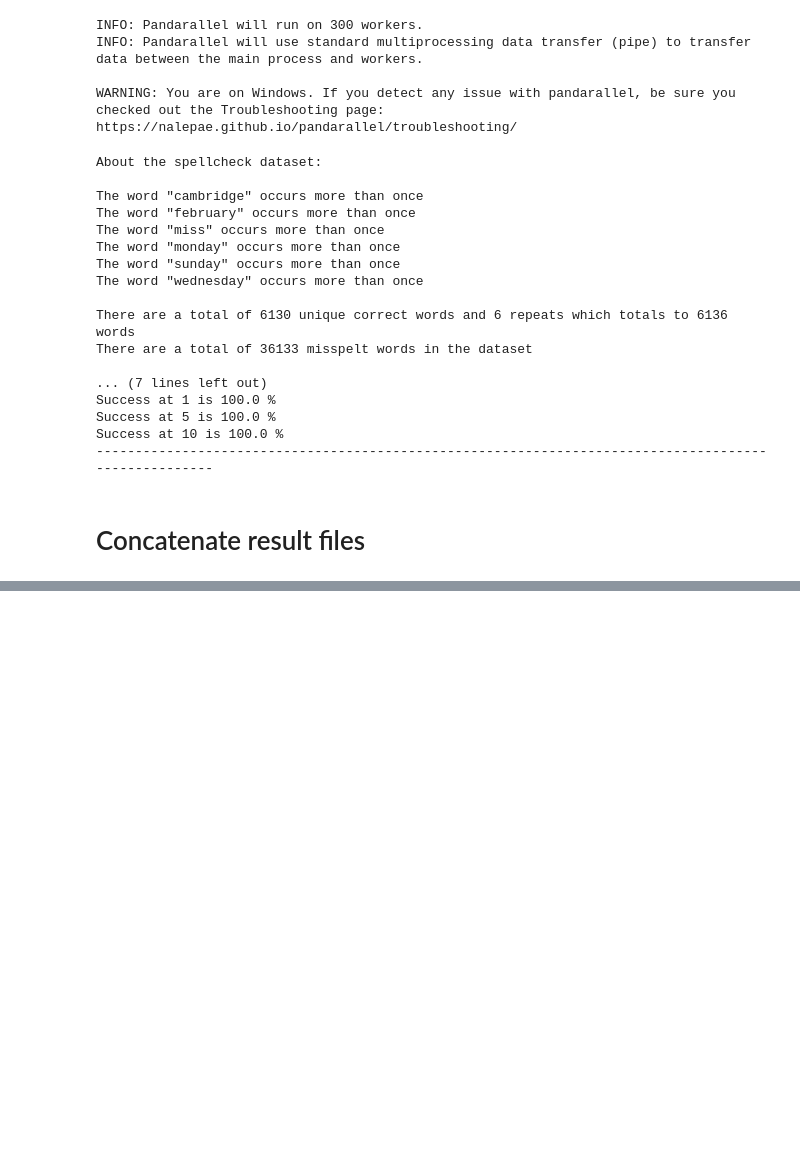
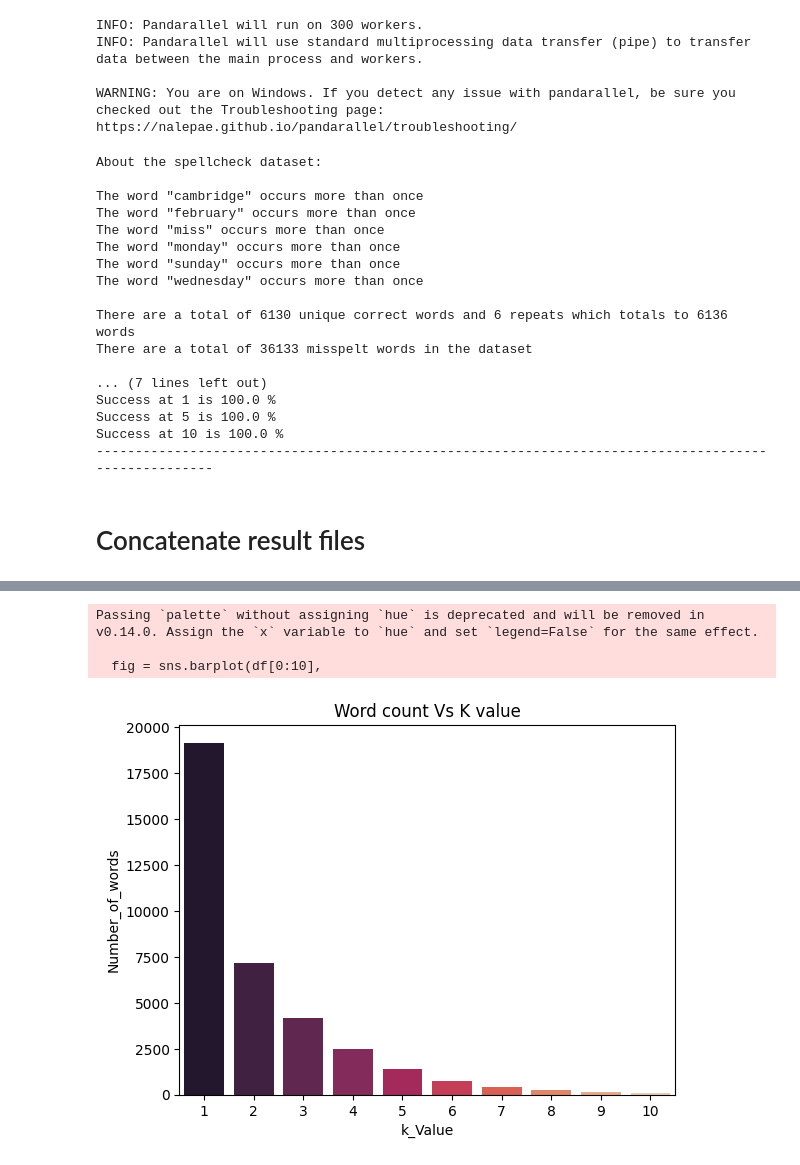
Before and after one commit to claudiarichardxx/Spell-Correction-Using-MED, a Jupyter notebook: examples/spellCheckUsingMED.ipynb, the cells around one changed output, grey strips where cells are left out. Saved outputs shown, nothing was run; the diff lists cells and outputs as text; code cells hidden in the pictures; blank space fills up the shorter version.

```diff
--- a/examples/spellCheckUsingMED.ipynb
+++ b/examples/spellCheckUsingMED.ipynb
@@ -30,6 +30,18 @@ evals = Evaluation()
 # %%
 def createData(link, filename = "../data//data.dat"):
 
+  """
+  This function downloads the data from the link and saves it locally. The files that can be parsed have the structure
+  $correct_word
+  incorrect_word
+  incorrect_word
+  .
+  .
+  .
+  It scans for duplicate correct words and prints them too
+  It returns a dataframe with the columns 'words' and 'mispellings' and a list of repeats(for the stats)
+
+  """
   urllib.request.urlretrieve(link, filename)
   current_key = None
   result_dict = {}
@@ -139,4 +151,4 @@ def concatenateParallelRuns(k_vals = [1, 5, 10], link = links['birkbeck']):
   with open("../results//birkbeckResults//full//evalResults.json", "w") as fp:
     json.dump(success_at_k, fp)
   print('-----------------------------------------------------------------------------------------------------')
-  return df
+  return df,results, starters
@@ -175,0 +155,2 @@ Success at 10 is 99.69 %
+# %%
+df, results, starters = concatenateParallelRuns()
@@ -175,0 +191,8 @@ Success at 10 is 99.69 %
+# %%
+import seaborn as sns
+import matplotlib.pyplot as plt
+
+df = pd.DataFrame(results, index = results.keys())
+df.drop(df.columns[1:], inplace=True)
+df = df.T.reset_index()
+df.columns = ['k_Value', 'Number_of_words']
@@ -175,0 +220,13 @@ Success at 10 is 99.69 %
+# %%
+fig = sns.barplot(df[0:10],
+            x="k_Value",
+            y="Number_of_words",
+            #hue = "k_Value",
+            palette = 'rocket')
+fig.set_title('Word count Vs K value')
+plt.savefig('Stats', bbox_inches='tight')
+# %% [output]
+Passing `palette` without assigning `hue` is deprecated and will be removed in v0.14.0. Assign the `x` variable to `hue` and set `legend=False` for the same effect.
+
+  fig = sns.barplot(df[0:10],
+[figure, added]
```
Also changed, not shown: parts of 6 cells of this notebook, 4 other files.
